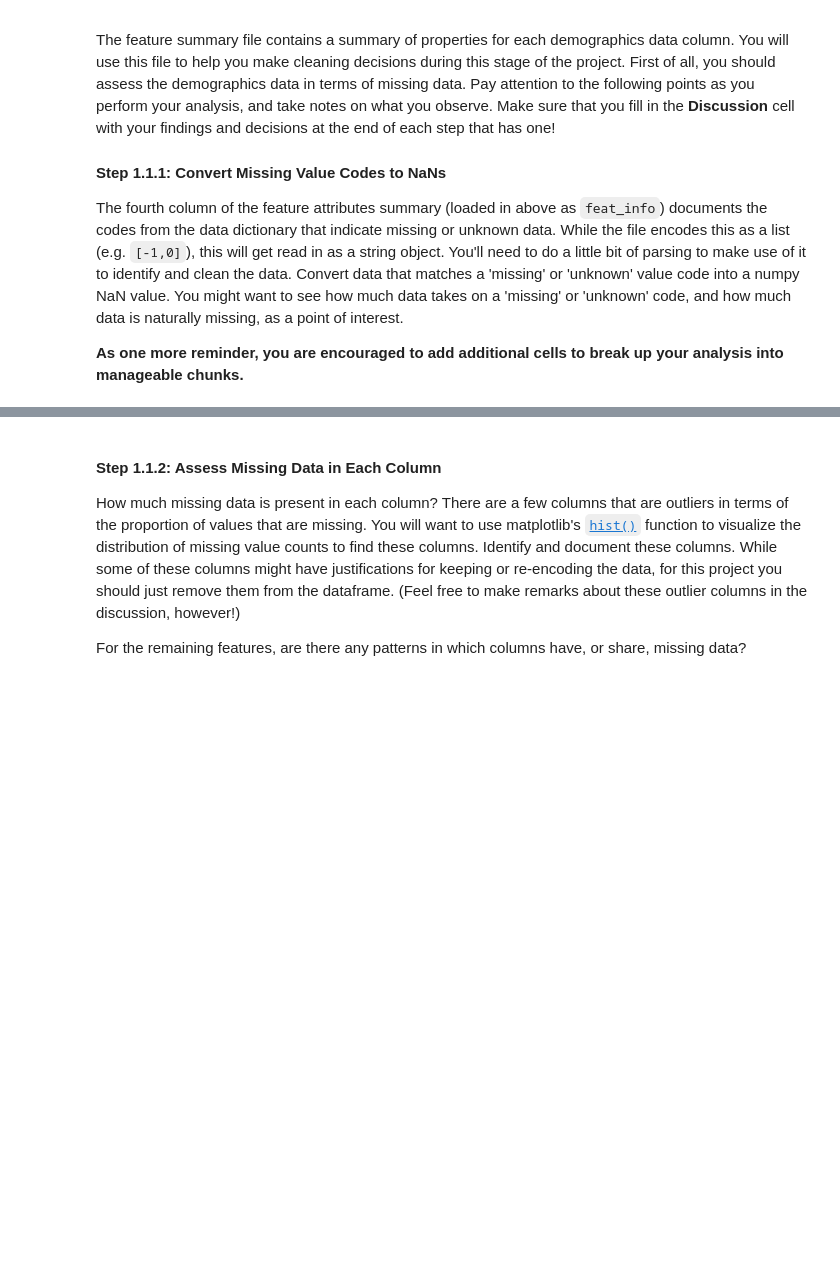
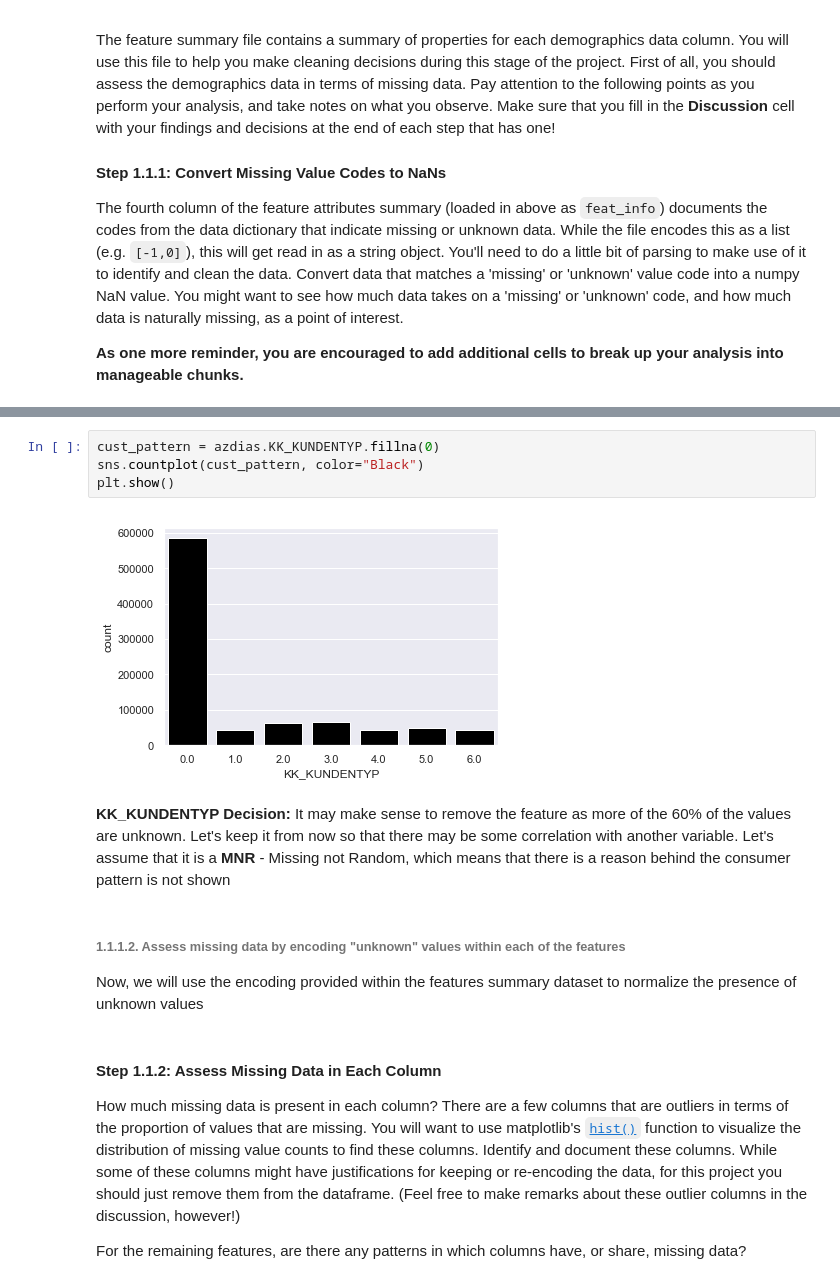
Before and after one commit to ManuelMartin11/arvato, a Jupyter notebook: arvato.ipynb, the cells around one changed output, grey strips where cells are left out. Saved outputs shown, nothing was run; the diff lists cells and outputs as text; blank space fills up the shorter version.

```diff
--- a/arvato.ipynb
+++ b/arvato.ipynb
@@ -59,3 +126,15 @@ The fourth column of the feature attributes summary (loaded in above as `feat_in
+# %%
+cust_pattern = azdias.KK_KUNDENTYP.fillna(0)
+sns.countplot(cust_pattern, color="Black")
+plt.show()
+# %% [output]
+[figure, added]
+# %% [markdown]
+**KK_KUNDENTYP Decision:**
+It may make sense to remove the feature as more of the 60% of the values are unknown. Let's keep it from now so that there may be some correlation with another variable. Let's assume that it is a **MNR** - Missing not Random, which means that there is a reason behind the consumer pattern is not shown
+# %% [markdown]
+###### 1.1.1.2. Assess missing data by encoding "unknown" values within each of the features
+Now, we will use the encoding provided within the features summary dataset to normalize the presence of unknown values
 # %% [markdown]
 #### Step 1.1.2: Assess Missing Data in Each Column
 
```
Also changed, not shown: parts of 46 cells of this notebook.
